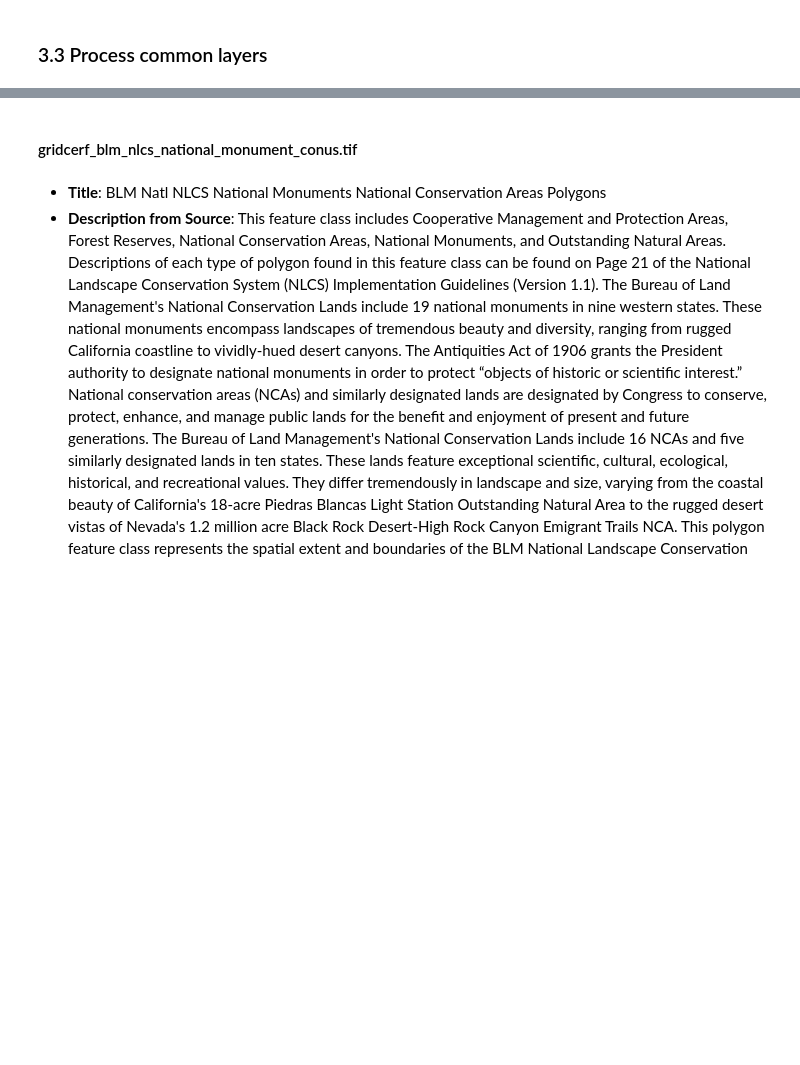
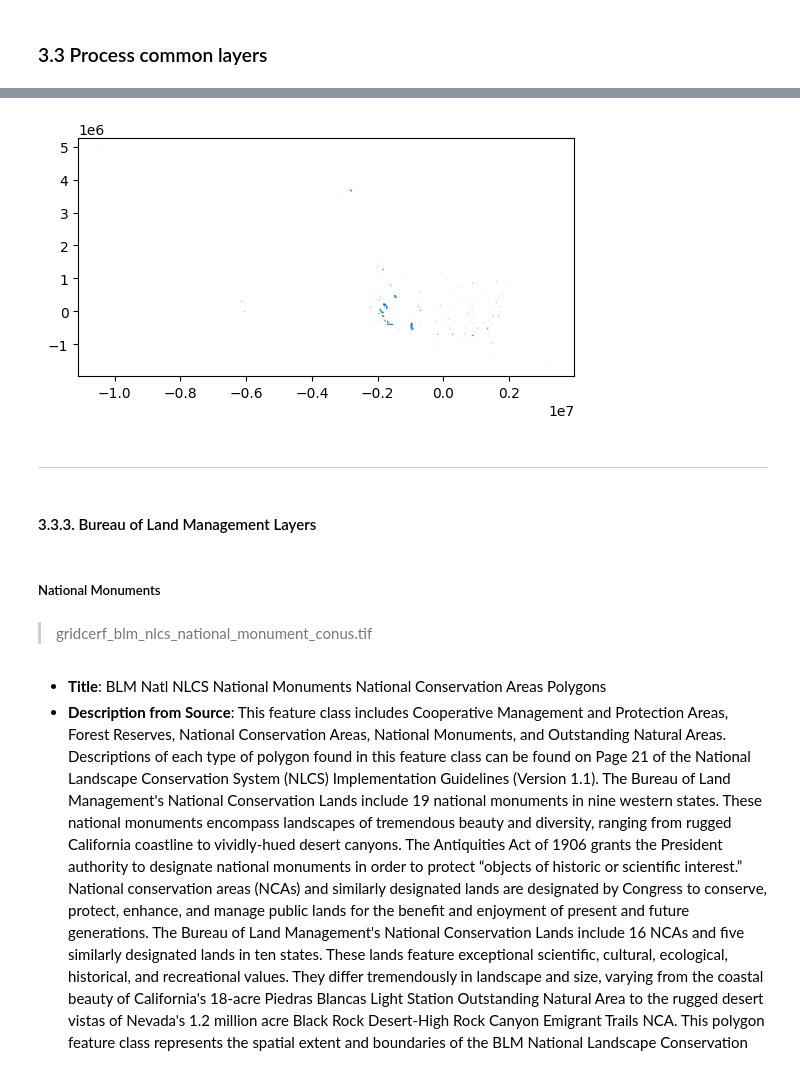
Before and after one commit to IMMM-SFA/gridcerf, a Jupyter notebook: notebooks/build_common_suitability.ipynb, the cells around one changed output, grey strips where cells are left out. Saved outputs shown, nothing was run; the diff lists cells and outputs as text; code cells hidden in the pictures; blank space fills up the shorter version.

```diff
--- a/notebooks/build_common_suitability.ipynb
+++ b/notebooks/build_common_suitability.ipynb
@@ -186,4 +201,38 @@ for surface_area in surface_mgmt_list:
+# %%
+
+# input data
+dod_sites_dir = os.path.join(source_dir, 'dod_military_sites')
+input_file = os.path.join(dod_sites_dir, "FY21_MIRTA_V3.gdb")
+
+gdf = gpd.read_file(input_file, layer=f'MirtaLocations_A')
+
+# reproject to GRIDCERF
+gdf = gdf.to_crs(template_crs)
+
+# assign raster value field
+gdf["rval"] = 1
+
+gdf.plot()
+
+
+# output raster name
+output_raster = os.path.join(output_dir, f"gridcerf_dod_military_installations_conus.tif")
+
+# rasterize
+vector_to_raster(template_raster,
+                     gdf,
+                     value_field="rval",
+                     output_raster=output_raster,
+                     all_touched=True)
+# %% [output]
+[figure, added]
+# %% [markdown]
+_______
+# %% [markdown]
+#### 3.3.3. Bureau of Land Management Layers
+# %% [markdown]
+##### National Monuments
 # %% [markdown]
-#### gridcerf_blm_nlcs_national_monument_conus.tif
+> gridcerf_blm_nlcs_national_monument_conus.tif
 # %% [markdown]
 - **Title**:  BLM Natl NLCS National Monuments National Conservation Areas Polygons
```
Also changed, not shown: parts of 99 cells of this notebook.
